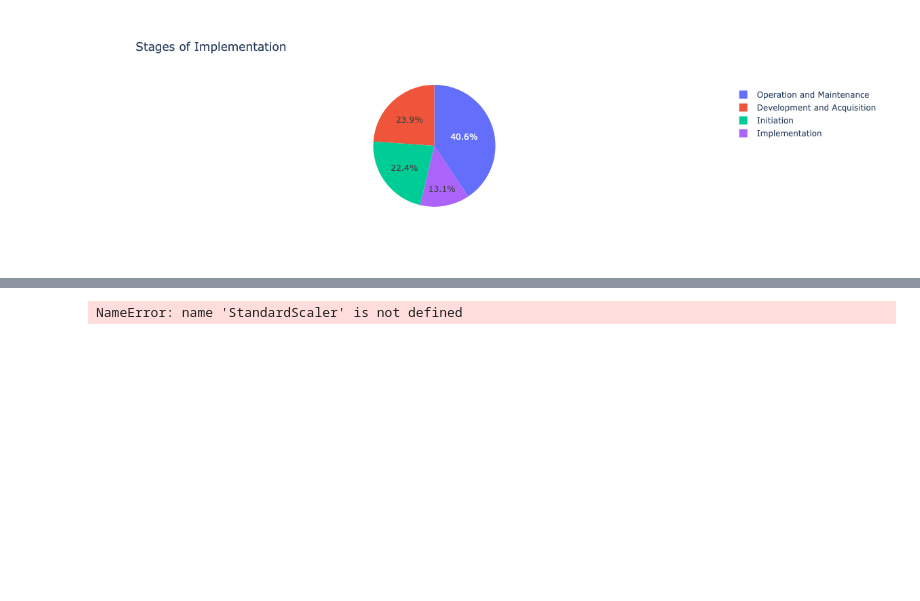
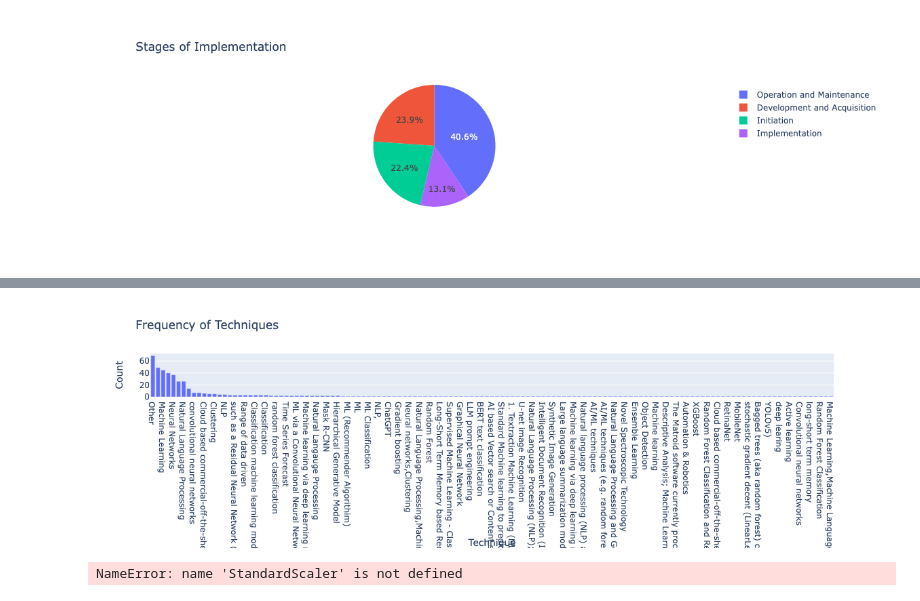
Before and after one commit to skacholia/FederalAIVisualization, a Jupyter notebook: Untitled.ipynb, the cells around one changed output, grey strips where cells are left out. Cells and saved outputs as stored; diff of their text form; code cells hidden in the pictures; blank space fills up the shorter version.

```diff
--- a/Untitled.ipynb
+++ b/Untitled.ipynb
@@ -85,4 +85,10 @@ fig
 # %%
 df.to_csv("federalai_embed.csv")
 # %%
-df
+techniques_series = df['Techniques'].str.split(', ')
+exploded_techniques = techniques_series.explode()
+technique_counts = exploded_techniques.value_counts().reset_index()
+technique_counts.columns = ['Technique', 'Count']
+
+# Create the Plotly bar graph for techniques
+bar_fig = px.bar(technique_counts, x='Technique', y='Count', title='Frequency of Techniques')
@@ -102,0 +95,3 @@ df
+# %%
+bar_fig
+# %% [output]
@@ -103,3 +99,4 @@ df
+[figure, added]
 # %%
 df
 # %%
```
Also changed, not shown: parts of 2 cells of this notebook, 1 other file.
